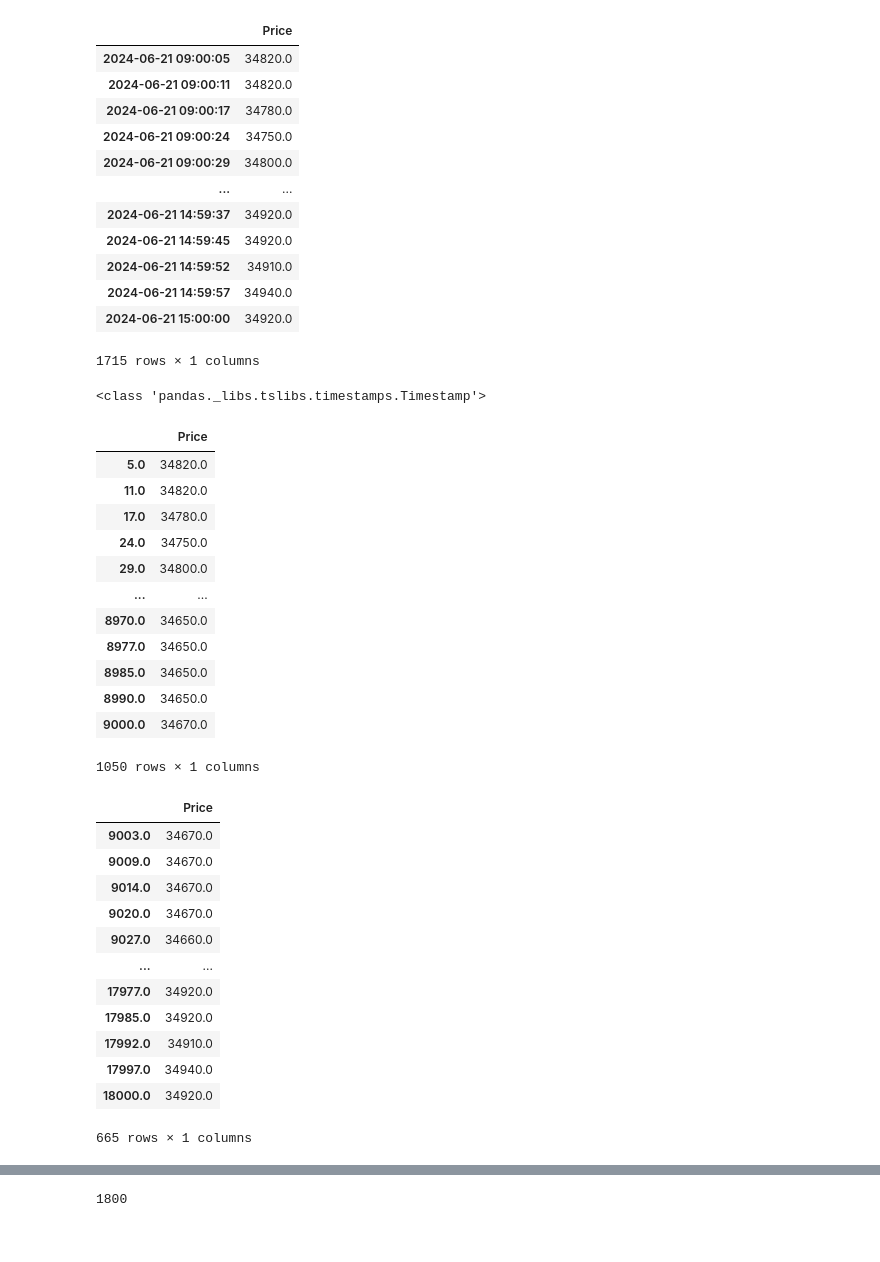
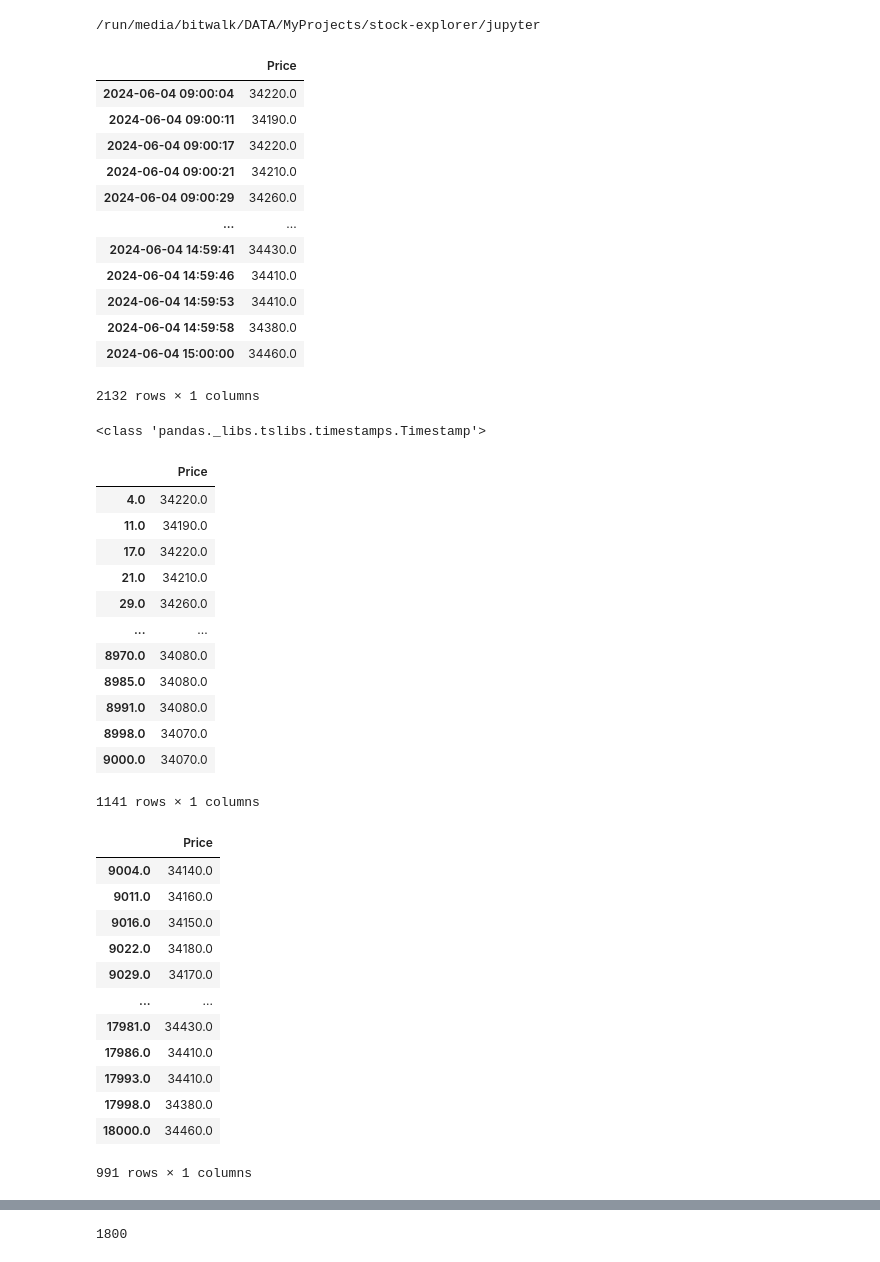
Before and after one commit to bitwalk123/stock-explorer, a Jupyter notebook: jupyter/realtime_analysis_normalize_03.ipynb, the cells around one changed output, grey strips where cells are left out. Drawn from its saved outputs; the diff is of its cells as text; code cells hidden in the pictures.

```diff
--- a/jupyter/realtime_analysis_normalize_03.ipynb
+++ b/jupyter/realtime_analysis_normalize_03.ipynb
@@ -8,27 +9,31 @@ import scipy.stats
 from scipy.interpolate import make_smoothing_spline
 from sklearn.preprocessing import robust_scale
 from sklearn.preprocessing import RobustScaler
+# %%
+print(os.getcwd())
+# %% [output]
+/run/media/bitwalk/DATA/MyProjects/stock-explorer/jupyter
 # %%
 path = '../tmp'
 ticker = '8035'
-date = '2024-06-21'
+date = '2024-06-04'
 pkl = '%s/%s_%s.pkl' % (path, ticker, date)
 df = pd.read_pickle(pkl)
 df
 # %% [output]
 |  | Price |
-| 2024-06-21 09:00:05 | 34820.0 |
-| 2024-06-21 09:00:11 | 34820.0 |
-| 2024-06-21 09:00:17 | 34780.0 |
-| 2024-06-21 09:00:24 | 34750.0 |
-| 2024-06-21 09:00:29 | 34800.0 |
+| 2024-06-04 09:00:04 | 34220.0 |
+| 2024-06-04 09:00:11 | 34190.0 |
+| 2024-06-04 09:00:17 | 34220.0 |
+| 2024-06-04 09:00:21 | 34210.0 |
+| 2024-06-04 09:00:29 | 34260.0 |
 | ... | ... |
-| 2024-06-21 14:59:37 | 34920.0 |
-| 2024-06-21 14:59:45 | 34920.0 |
-| 2024-06-21 14:59:52 | 34910.0 |
-| 2024-06-21 14:59:57 | 34940.0 |
-| 2024-06-21 15:00:00 | 34920.0 |
+| 2024-06-04 14:59:41 | 34430.0 |
+| 2024-06-04 14:59:46 | 34410.0 |
+| 2024-06-04 14:59:53 | 34410.0 |
+| 2024-06-04 14:59:58 | 34380.0 |
+| 2024-06-04 15:00:00 | 34460.0 |
-1715 rows × 1 columns
+2132 rows × 1 columns
 # %%
 date_str = str(df.index[0].date())
 t_start_1 = pd.to_datetime(date_str + ' 09:00:00')
@@ -46,36 +51,36 @@ df11.index = [(t - t_start_1).total_seconds() for t in df1.index]
 df11
 # %% [output]
 |  | Price |
-| 5.0 | 34820.0 |
-| 11.0 | 34820.0 |
-| 17.0 | 34780.0 |
-| 24.0 | 34750.0 |
-| 29.0 | 34800.0 |
+| 4.0 | 34220.0 |
+| 11.0 | 34190.0 |
+| 17.0 | 34220.0 |
+| 21.0 | 34210.0 |
+| 29.0 | 34260.0 |
 | ... | ... |
-| 8970.0 | 34650.0 |
-| 8977.0 | 34650.0 |
-| 8985.0 | 34650.0 |
-| 8990.0 | 34650.0 |
-| 9000.0 | 34670.0 |
+| 8970.0 | 34080.0 |
+| 8985.0 | 34080.0 |
+| 8991.0 | 34080.0 |
+| 8998.0 | 34070.0 |
+| 9000.0 | 34070.0 |
-1050 rows × 1 columns
+1141 rows × 1 columns
 # %%
 df21 = df2.copy()
 df21.index = [(t - t_start_2).total_seconds() for t in df2.index]
 df21
 # %% [output]
 |  | Price |
-| 9003.0 | 34670.0 |
-| 9009.0 | 34670.0 |
-| 9014.0 | 34670.0 |
-| 9020.0 | 34670.0 |
-| 9027.0 | 34660.0 |
+| 9004.0 | 34140.0 |
+| 9011.0 | 34160.0 |
+| 9016.0 | 34150.0 |
+| 9022.0 | 34180.0 |
+| 9029.0 | 34170.0 |
 | ... | ... |
-| 17977.0 | 34920.0 |
-| 17985.0 | 34920.0 |
-| 17992.0 | 34910.0 |
-| 17997.0 | 34940.0 |
-| 18000.0 | 34920.0 |
+| 17981.0 | 34430.0 |
+| 17986.0 | 34410.0 |
+| 17993.0 | 34410.0 |
+| 17998.0 | 34380.0 |
+| 18000.0 | 34460.0 |
-665 rows × 1 columns
+991 rows × 1 columns
 # %%
 df3 = pd.concat([df11, df21])
 df3
```
Also changed, not shown: parts of 6 cells of this notebook, 3 other files.
